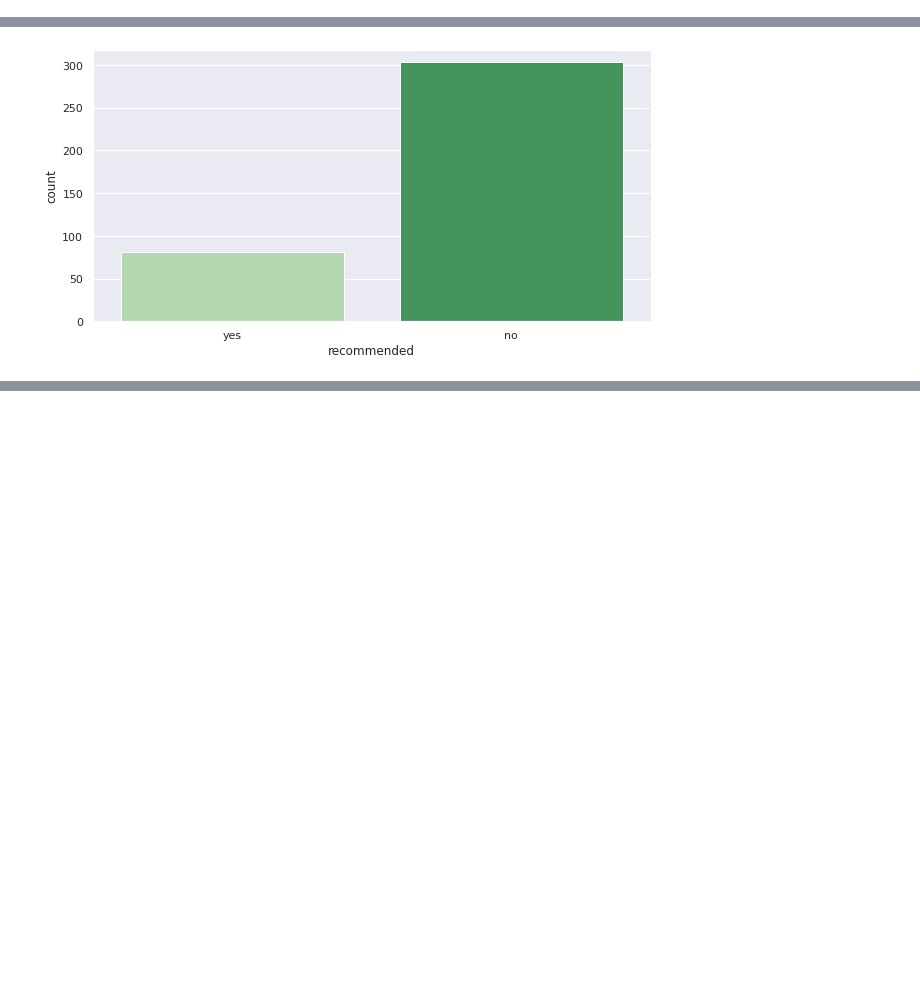
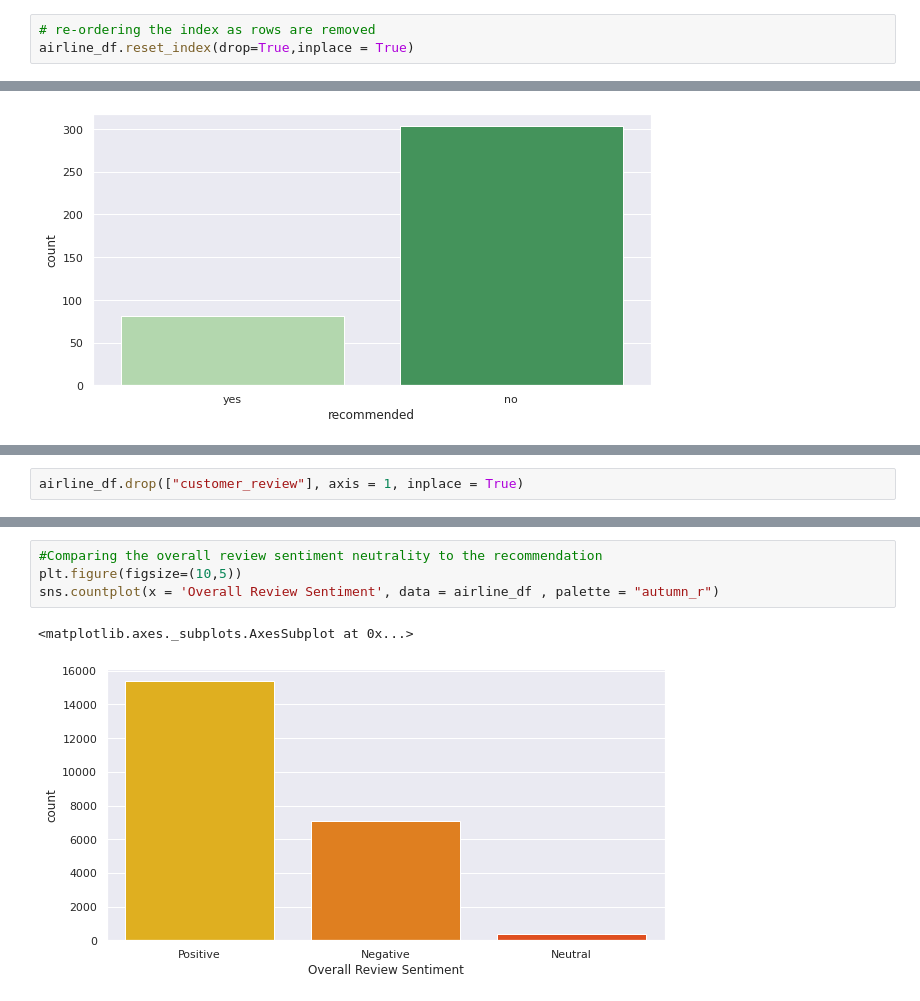
Before and after one commit to NayanaPradeep/Airline-Passenger-Referral-Prediction, a Jupyter notebook: Airline_Passenger_Referral_Prediction_Capstone_Project.ipynb, the cells around one changed output, grey strips where cells are left out. Drawn from its saved outputs; the diff is of its cells as text; blank space fills up the shorter version.

```diff
--- a/Airline_Passenger_Referral_Prediction_Capstone_Project.ipynb
+++ b/Airline_Passenger_Referral_Prediction_Capstone_Project.ipynb
@@ -538,3 +589,6 @@ sns.countplot(x = 'Overall Review Sentiment', data = airline_df)
+# %%
+# re-ordering the index as rows are removed
+airline_df.reset_index(drop=True,inplace = True)
 # %%
 #Lets split this dataset into three with respect to the overall review sentiment for some analysis
 overall_positive= airline_df[airline_df["Overall Review Sentiment"] == "Positive"]
@@ -563,0 +622,2 @@ sns.countplot(x = 'recommended', data = overall_neutral , palette = "Greens")
+# %%
+airline_df.drop(["customer_review"], axis = 1, inplace = True)
@@ -563,0 +637,7 @@ sns.countplot(x = 'recommended', data = overall_neutral , palette = "Greens")
+# %%
+#Comparing the overall review sentiment neutrality to the recommendation
+plt.figure(figsize=(10,5))
+sns.countplot(x = 'Overall Review Sentiment', data = airline_df , palette = "autumn_r")
+# %% [output]
+<matplotlib.axes._subplots.AxesSubplot at 0x...>
+[figure, added]
```
Also changed, not shown: parts of 56 cells of this notebook.
